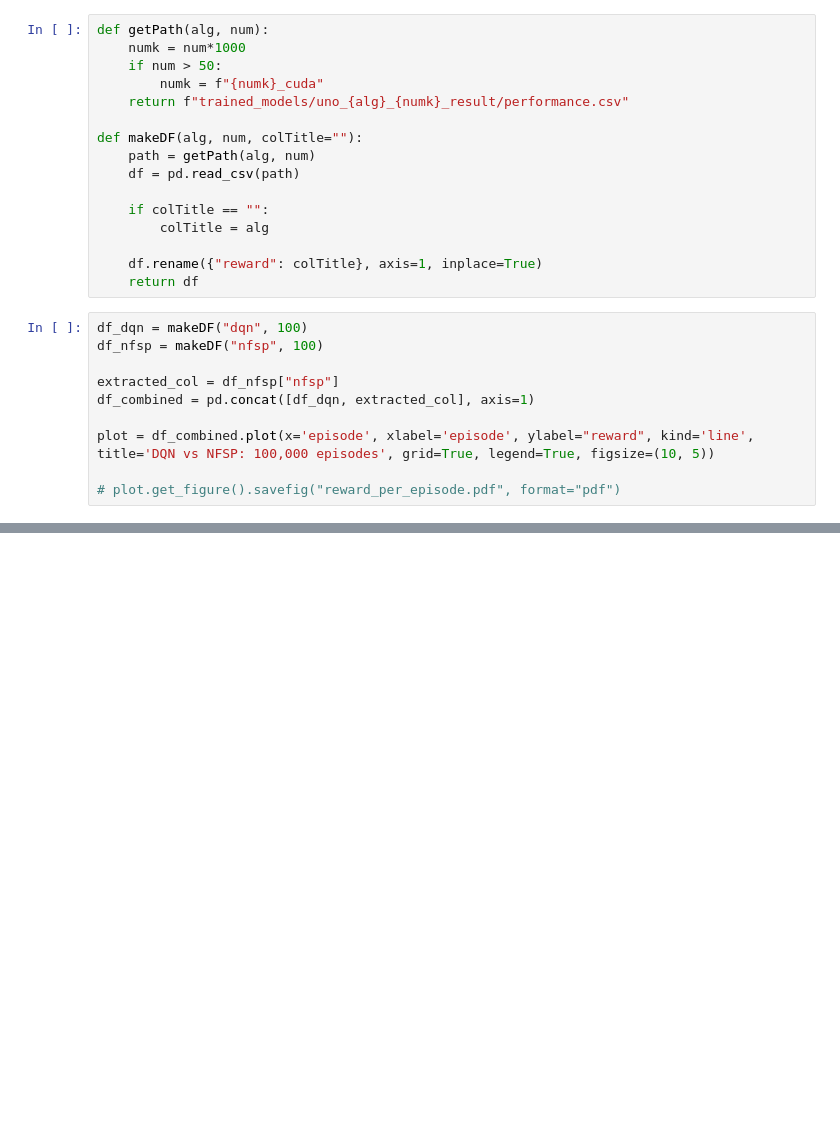
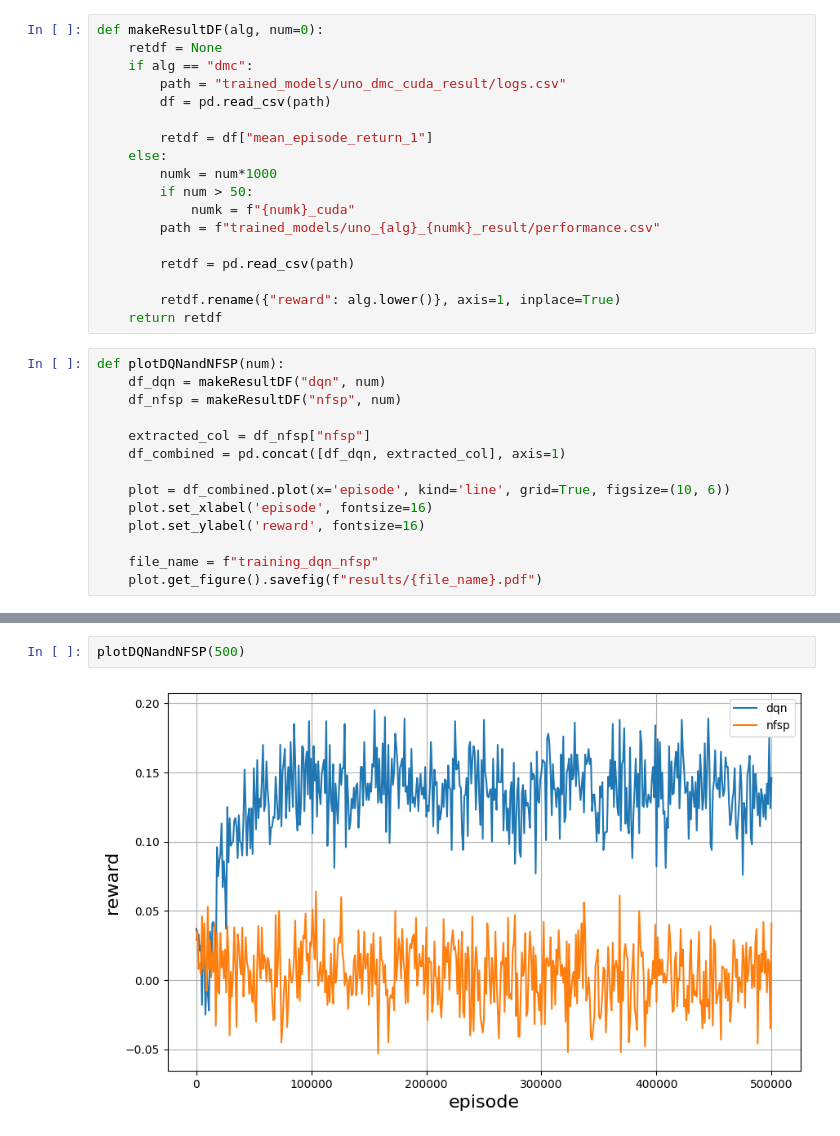
Before and after one commit to Nilsjeo123/RL-in-UNO, a Jupyter notebook: graphs.ipynb, the cells around one changed output, grey strips where cells are left out. Saved outputs shown, nothing was run; the diff lists cells and outputs as text; blank space fills up the shorter version.

```diff
--- a/graphs.ipynb
+++ b/graphs.ipynb
@@ -4,27 +2,33 @@ import matplotlib.pyplot as plt
 import pandas as pd
 # %%
-def getPath(alg, num):
-    numk = num*1000
-    if num > 50:
-        numk = f"{numk}_cuda"
-    return f"trained_models/uno_{alg}_{numk}_result/performance.csv"
+def makeResultDF(alg, num=0):
+    retdf = None
+    if alg == "dmc":
+        path = "trained_models/uno_dmc_cuda_result/logs.csv"
+        df = pd.read_csv(path)
 
-def makeDF(alg, num, colTitle=""):
-    path = getPath(alg, num)
-    df = pd.read_csv(path)
+        retdf = df["mean_episode_return_1"]
+    else:
+        numk = num*1000
+        if num > 50:
+            numk = f"{numk}_cuda"
+        path = f"trained_models/uno_{alg}_{numk}_result/performance.csv"
 
-    if colTitle == "":
-        colTitle = alg
+        retdf = pd.read_csv(path)
 
-    df.rename({"reward": colTitle}, axis=1, inplace=True)
-    return df
+        retdf.rename({"reward": alg.lower()}, axis=1, inplace=True)
+    return retdf
 # %%
-df_dqn = makeDF("dqn", 100)
-df_nfsp = makeDF("nfsp", 100)
+def plotDQNandNFSP(num):
+    df_dqn = makeResultDF("dqn", num)
+    df_nfsp = makeResultDF("nfsp", num)
 
-extracted_col = df_nfsp["nfsp"]
-df_combined = pd.concat([df_dqn, extracted_col], axis=1)
+    extracted_col = df_nfsp["nfsp"]
+    df_combined = pd.concat([df_dqn, extracted_col], axis=1)
 
-plot = df_combined.plot(x='episode', xlabel='episode', ylabel="reward", kind='line', title='DQN vs NFSP: 100,000 episodes', grid=True, legend=True, figsize=(10, 5))
+    plot = df_combined.plot(x='episode', kind='line', grid=True, figsize=(10, 6))
+    plot.set_xlabel('episode', fontsize=16)
+    plot.set_ylabel('reward', fontsize=16)
 
-# plot.get_figure().savefig("reward_per_episode.pdf", format="pdf")
+    file_name = f"training_dqn_nfsp"
+    plot.get_figure().savefig(f"results/{file_name}.pdf")
@@ -61,0 +74,4 @@ plot
+# %%
+plotDQNandNFSP(500)
+# %% [output]
+[figure, added]
```
Also changed, not shown: parts of 8 cells of this notebook, 7 other files.
